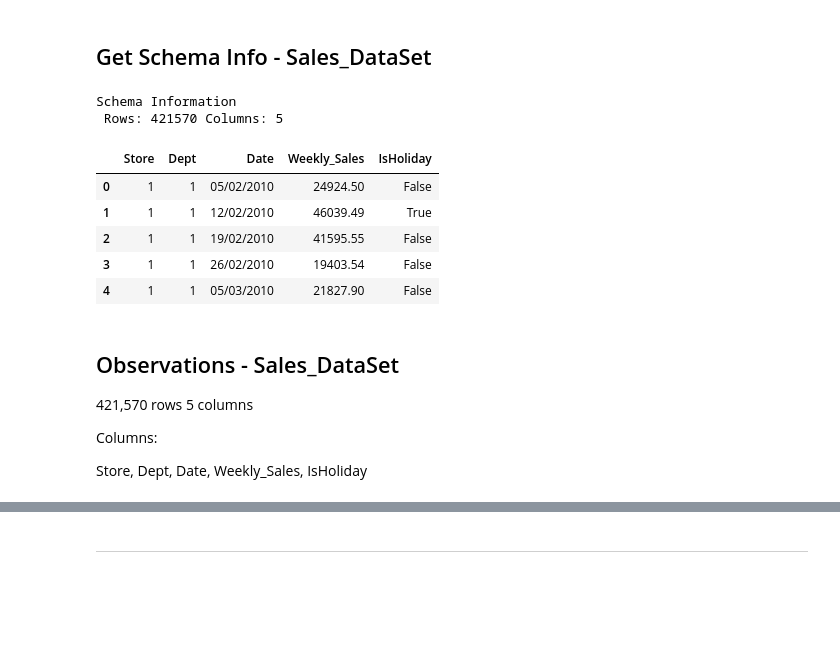
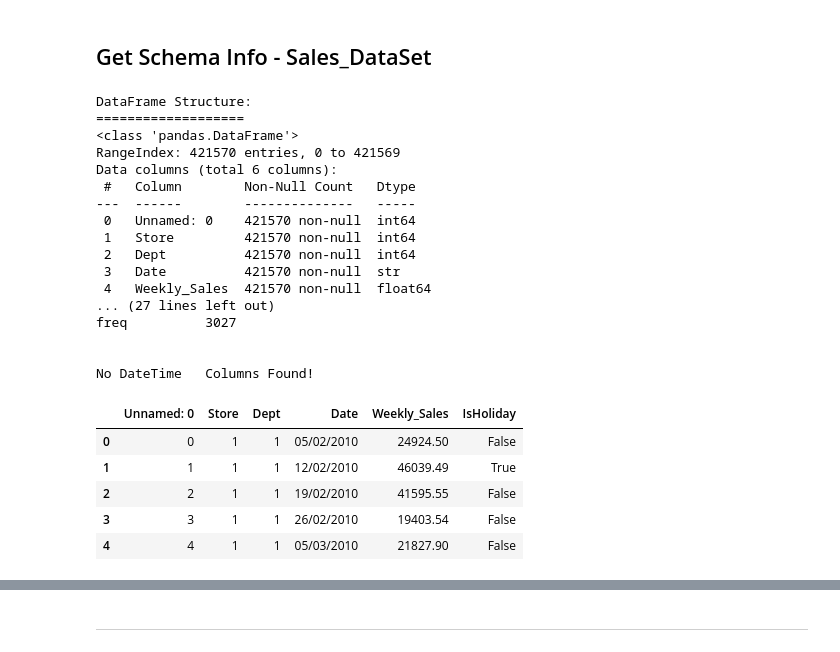
Before and after one commit to RogerWilliams2026/Project2-SalesAnalysis, a Jupyter notebook: jupyter_notebooks/Notebook_ETL_Sales_DataSet.ipynb, the cells around one changed output, grey strips where cells are left out. Drawn from its saved outputs; the diff is of its cells as text; code cells hidden in the pictures; blank space fills up the shorter version.

```diff
--- a/jupyter_notebooks/Notebook_ETL_Sales_DataSet.ipynb
+++ b/jupyter_notebooks/Notebook_ETL_Sales_DataSet.ipynb
@@ -125,0 +144,22 @@ dfSales_DataSet = pd.read_csv(strCurrentDir + CNST_STR_SALESFILEPATH)
+# %%
+#read csv file into DataFrame
+dfSales_DataSet = modETL.funcReadFileReturnDataFrame("Sales_DataSet.csv")
+#save as working csv file
+modETL.funcSaveDataFrameToWorkingFile(dfSales_DataSet)
+
+#now repeat for the other files
+dfSales_DataSet = modETL.funcReadFileReturnDataFrame("Stores_DataSet.csv")
+#save as working csv file
+modETL.funcSaveDataFrameToWorkingFile(dfSales_DataSet)
+
+dfSales_DataSet = modETL.funcReadFileReturnDataFrame("Features_DataSet.csv")
+#save as working csv file
+modETL.funcSaveDataFrameToWorkingFile(dfSales_DataSet)
+
+
+
+#read file from working files folder
+#ETL libaray returns a dictionary of all files in the folder with the attribute name
+#set to the actual csv filename
+dictDataFrames = modETL.funcReadWorkingFilesReturnDictionary()
+dfSales_DataSet = dictDataFrames["Sales_DataSet_Working.csv"]
@@ -126,22 +184,29 @@ dfSales_DataSet = pd.read_csv(strCurrentDir + CNST_STR_SALESFILEPATH)
 # %% [markdown]
 ## Get Schema Info - Sales_DataSet
-# %%
-print(f"Schema Information \n Rows: {dfSales_DataSet.shape[0]} Columns: {dfSales_DataSet.shape[1]}")
-dfSales_DataSet.head()
-# %% [output]
-Schema Information
- Rows: 421570 Columns: 5
-|  | Store | Dept | Date | Weekly_Sales | IsHoliday |
-| 0 | 1 | 1 | 05/02/2010 | 24924.50 | False |
-| 1 | 1 | 1 | 12/02/2010 | 46039.49 | True |
-| 2 | 1 | 1 | 19/02/2010 | 41595.55 | False |
-| 3 | 1 | 1 | 26/02/2010 | 19403.54 | False |
-| 4 | 1 | 1 | 05/03/2010 | 21827.90 | False |
-# %% [markdown]
-## Observations - Sales_DataSet
-421,570 rows
-5 columns
-
-Columns:
-
-Store, Dept, Date, Weekly_Sales, IsHoliday
+# %%
+modETL.funcGetStructure(dfSales_DataSet)
+dfSales_DataSet.head()
+# %% [output]
+DataFrame Structure:
+===================
+<class 'pandas.DataFrame'>
+RangeIndex: 421570 entries, 0 to 421569
+Data columns (total 6 columns):
+ #   Column        Non-Null Count   Dtype
+---  ------        --------------   -----
+ 0   Unnamed: 0    421570 non-null  int64
+ 1   Store         421570 non-null  int64
+ 2   Dept          421570 non-null  int64
+ 3   Date          421570 non-null  str
+ 4   Weekly_Sales  421570 non-null  float64
+... (27 lines left out)
+freq          3027
+
+
+No DateTime   Columns Found!
+|  | Unnamed: 0 | Store | Dept | Date | Weekly_Sales | IsHoliday |
+| 0 | 0 | 1 | 1 | 05/02/2010 | 24924.50 | False |
+| 1 | 1 | 1 | 1 | 12/02/2010 | 46039.49 | True |
+| 2 | 2 | 1 | 1 | 19/02/2010 | 41595.55 | False |
+| 3 | 3 | 1 | 1 | 26/02/2010 | 19403.54 | False |
+| 4 | 4 | 1 | 1 | 05/03/2010 | 21827.90 | False |
```
Also changed, not shown: parts of 23 cells of this notebook, 24 other files.
